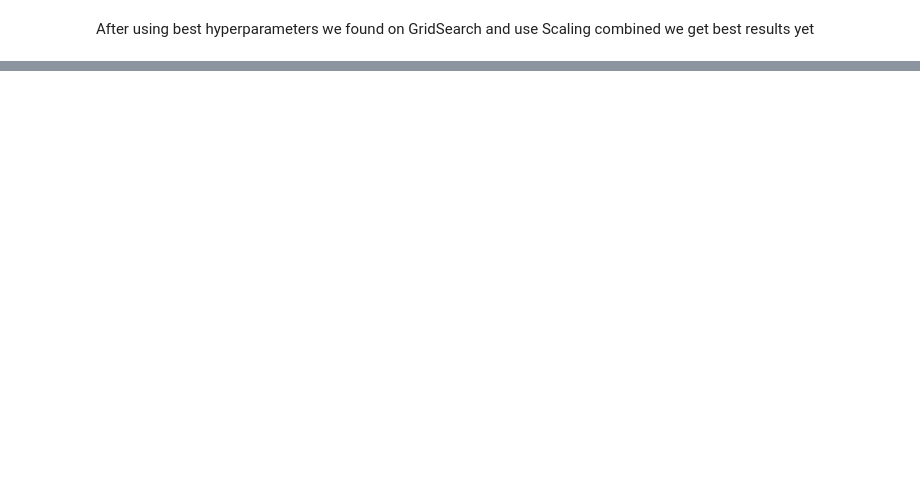
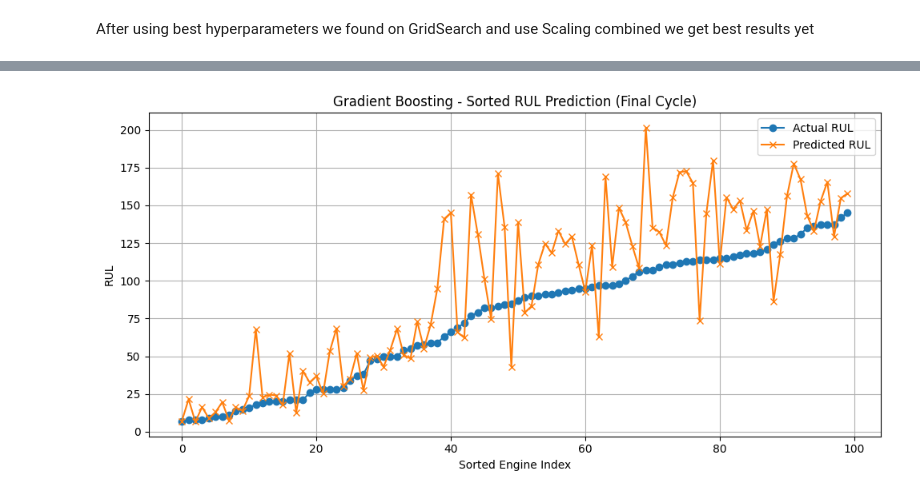
Before and after one commit to Serendipity-PdM/analysis, a Jupyter notebook: nasa._gradientboost.ipynb, the cells around one changed output, grey strips where cells are left out. Saved outputs shown, nothing was run; the diff lists cells and outputs as text; code cells hidden in the pictures; blank space fills up the shorter version.

```diff
--- a/nasa._gradientboost.ipynb
+++ b/nasa._gradientboost.ipynb
@@ -354,27 +421,26 @@ After using best hyperparameters we found on GridSearch and use Scaling combined
 # %%
 import numpy as np
 import pandas as pd
+import matplotlib.pyplot as plt
 from sklearn.preprocessing import StandardScaler
 from sklearn.model_selection import train_test_split
 from sklearn.metrics import mean_squared_error, mean_absolute_error, r2_score
 from sklearn.ensemble import GradientBoostingRegressor
 
-# Load dataset
-df_fd001 = datasets["FD001"]["train"]
+# Load training and test datasets
+train_df = datasets["FD001"]["train"]
+test_df = datasets["FD001"]["test"]
+rul_truth = datasets["FD001"]["rul"]  # True RULs at last cycle per engine
 
-# Filter only the last cycle for each engine
-df_last_cycle = df_fd001.loc[df_fd001.groupby('unit_number')['time_cycles'].idxmax()]
+# --- Train model on training set ---
 
-# Features and target (using the whole dataset for training, but predicting on the last cycle only)
-X = df_fd001.drop(columns=["unit_number", "time_cycles", "RUL"])
-y = df_fd001["RUL"]
+# Prepare features and target
+X_train_full = train_df.drop(columns=["unit_number", "time_cycles", "RUL"])
+y_train_full = train_df["RUL"]
 
-# Feature scaling
+# Scale features
 scaler = StandardScaler()
-X_scaled = scaler.fit_transform(X)
-
-# Split data (training using the whole data and testing on the last cycle only)
-X_train, X_val, y_train, y_val = train_test_split(X_scaled, y, test_size=0.2, random_state=42)
+X_train_scaled = scaler.fit_transform(X_train_full)
 
 # Initialize model with best found hyperparameters
 gbr = GradientBoostingRegressor(
@@ -388,22 +454,64 @@ gbr = GradientBoostingRegressor(
 )
 
 # Train model
-gbr.fit(X_train, y_train)
+gbr.fit(X_train_scaled, y_train_full)
 
-# Predict on the last cycle only
-X_last_cycle = scaler.transform(df_last_cycle.drop(columns=["unit_number", "time_cycles", "RUL"]))
-y_last_cycle_true = df_last_cycle["RUL"]
+# --- Predict on final cycle of each engine in test set ---
+
+# Get last cycle for each engine in the test set
+last_cycles = test_df.groupby("unit_number").last().reset_index()
+X_test_final = last_cycles.drop(columns=["unit_number", "time_cycles"])
+
+# Apply the same scaler
+X_test_final_scaled = scaler.transform(X_test_final)
 
 # Predict
-y_last_cycle_pred = gbr.predict(X_last_cycle)
+y_pred_final = gbr.predict(X_test_final_scaled)
+y_true_final = rul_truth.values  # True RULs for last cycle from file
 
-# Evaluate on the last cycle only
-rmse_last_cycle = np.sqrt(mean_squared_error(y_last_cycle_true, y_last_cycle_pred))
-mae_last_cycle = mean_absolute_error(y_last_cycle_true, y_last_cycle_pred)
-r2_last_cycle = r2_score(y_last_cycle_true, y_last_cycle_pred)
+# Evaluate
+rmse = np.sqrt(mean_squared_error(y_true_final, y_pred_final))
+mae = mean_absolute_error(y_true_final, y_pred_final)
+r2 = r2_score(y_true_final, y_pred_final)
 
-print("Evaluation on the final engine cycle:")
-print("RMSE:", rmse_last_cycle)
-print("MAE:", mae_last_cycle)
-print("R²:", r2_last_cycle)
+print("✅ Evaluation on the final engine cycle (corrected):")
+print("RMSE:", rmse)
+print("MAE:", mae)
+print("R²:", r2)
+print("\nTrue RUL values (last cycle):")
+print(pd.Series(y_true_final.ravel()).describe())
+
+# Flatten arrays
+y_true_final_flat = y_true_final.flatten()
+y_pred_final_flat = y_pred_final.flatten()
+
+# Sort by true RUL
+sorted_indices = np.argsort(y_true_final_flat)
+y_true_sorted = y_true_final_flat[sorted_indices]
+y_pred_sorted = y_pred_final_flat[sorted_indices]
+
+# Plot
+plt.figure(figsize=(10, 5))
+plt.plot(y_true_sorted, label='Actual RUL', marker='o')
+plt.plot(y_pred_sorted, label='Predicted RUL', marker='x')
+plt.title("Gradient Boosting - Sorted RUL Prediction (Final Cycle)")
+plt.xlabel("Sorted Engine Index")
+plt.ylabel("RUL")
+plt.legend()
+plt.grid(True)
+plt.tight_layout()
+plt.show()
+
+
+""" # Line Plot of Actual vs Predicted RUL per engine (unit)
+plt.figure(figsize=(10, 5))
+plt.plot(y_true_final, label='Actual RUL', marker='o')
+plt.plot(y_pred_final, label='Predicted RUL', marker='x')
+plt.title("Gradient Boosting - RUL Prediction per Engine (Final Cycle Only)")
+plt.xlabel("Engine (unit_number)")
+plt.ylabel("RUL")
+plt.legend()
+plt.grid(True)
+plt.tight_layout()
+plt.show() """
 # %% [output]
@@ -413,0 +533 @@ R²: 0.0
+[figure, added]
```
Also changed, not shown: parts of 3 cells of this notebook.
